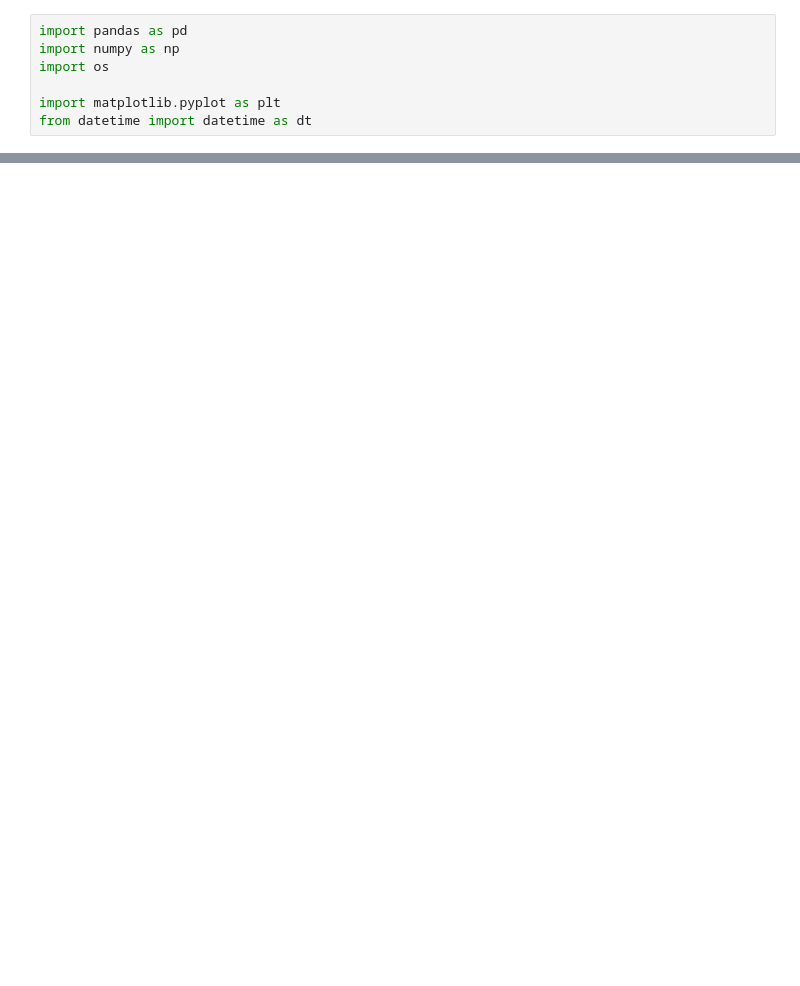
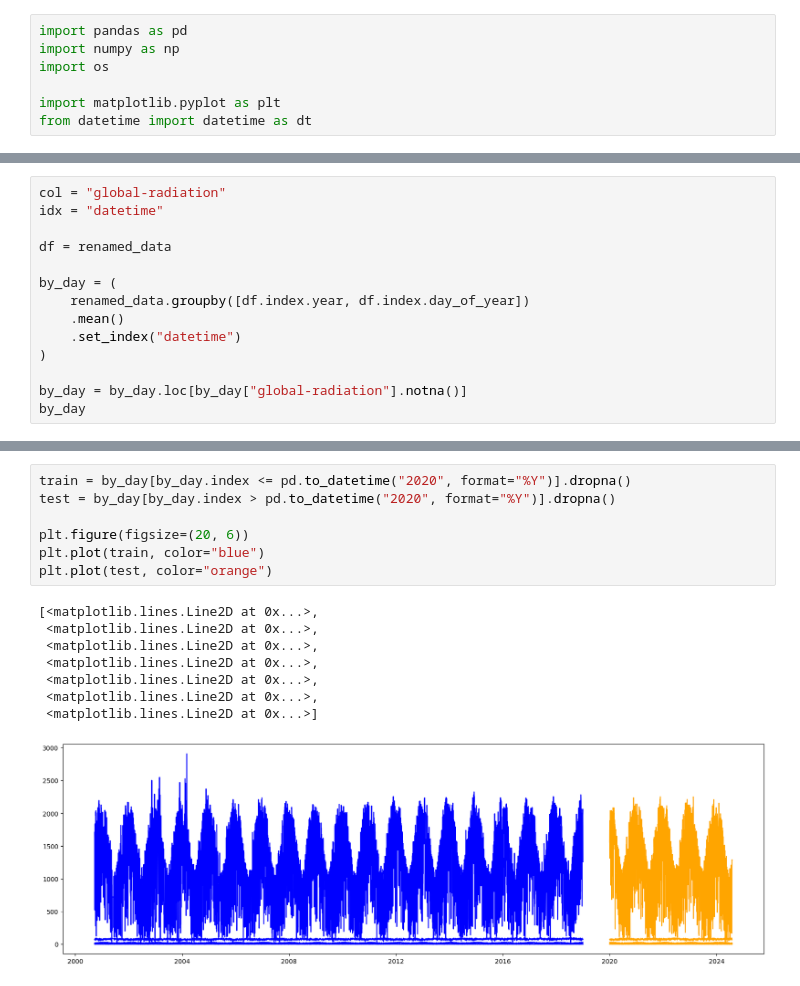
Before and after one commit to fellipessanha/solar-studies, a Jupyter notebook: data-treatment.ipynb, the cells around one changed output, grey strips where cells are left out. Saved outputs shown, nothing was run; the diff lists cells and outputs as text; blank space fills up the shorter version.

```diff
--- a/data-treatment.ipynb
+++ b/data-treatment.ipynb
@@ -153,0 +119,14 @@ plt.show()
+# %%
+col = "global-radiation"
+idx = "datetime"
+
+df = renamed_data
+
+by_day = (
+    renamed_data.groupby([df.index.year, df.index.day_of_year])
+    .mean()
+    .set_index("datetime")
+)
+
+by_day = by_day.loc[by_day["global-radiation"].notna()]
+by_day
@@ -153,0 +165,16 @@ plt.show()
+# %%
+train = by_day[by_day.index <= pd.to_datetime("2020", format="%Y")].dropna()
+test = by_day[by_day.index > pd.to_datetime("2020", format="%Y")].dropna()
+
+plt.figure(figsize=(20, 6))
+plt.plot(train, color="blue")
+plt.plot(test, color="orange")
+# %% [output]
+[<matplotlib.lines.Line2D at 0x...>,
+ <matplotlib.lines.Line2D at 0x...>,
+ <matplotlib.lines.Line2D at 0x...>,
+ <matplotlib.lines.Line2D at 0x...>,
+ <matplotlib.lines.Line2D at 0x...>,
+ <matplotlib.lines.Line2D at 0x...>,
+ <matplotlib.lines.Line2D at 0x...>]
+[figure, added]
```
Also changed, not shown: parts of 8 cells of this notebook.
